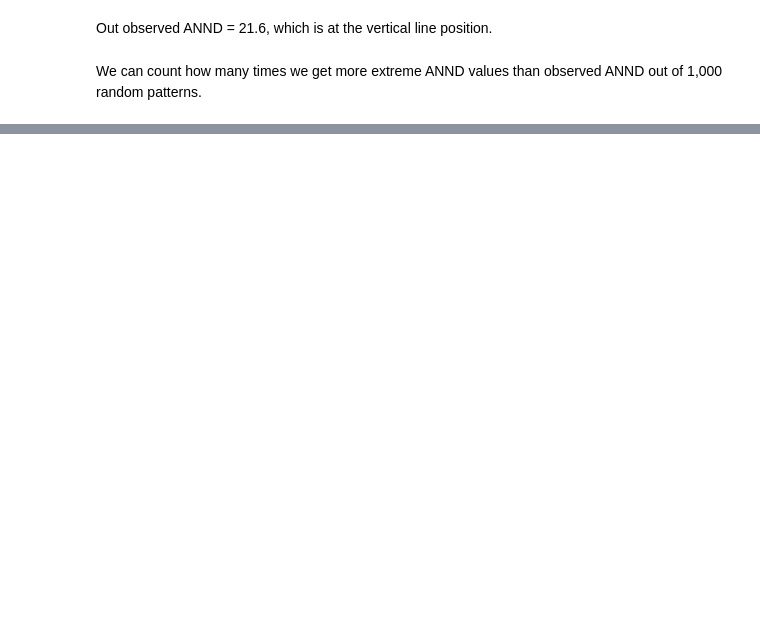
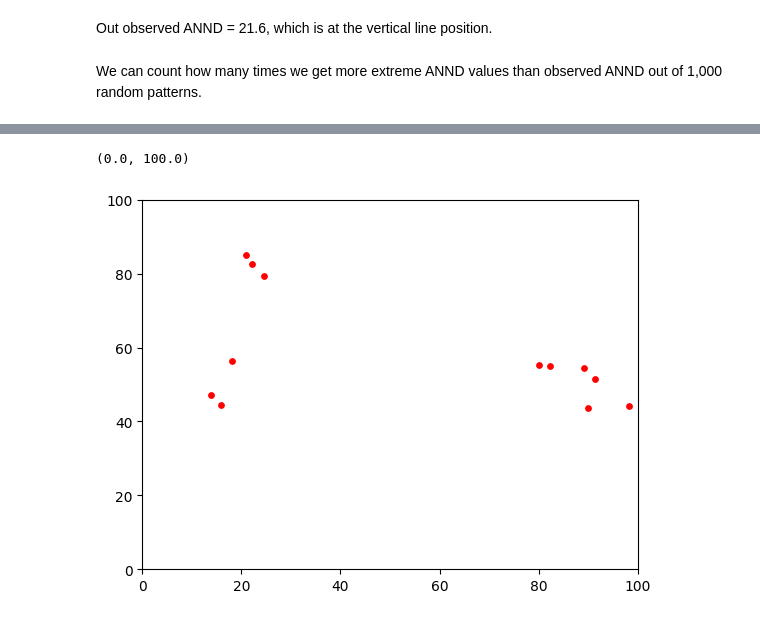
Before and after one commit to Ziqi-Li/GIS5122, a Jupyter notebook: notebooks/W4 Point Pattern Analysis nearest neighbor distance.ipynb, the cells around one changed output, grey strips where cells are left out. Saved outputs shown, nothing was run; the diff lists cells and outputs as text; code cells hidden in the pictures; blank space fills up the shorter version.

```diff
--- a/notebooks/W4 Point Pattern Analysis nearest neighbor distance.ipynb
+++ b/notebooks/W4 Point Pattern Analysis nearest neighbor distance.ipynb
@@ -156,0 +177,12 @@ p_sim
+# %%
+np.random.seed(5)
+
+cluster_samples = PoissonClusterPointProcess(window_square, n=12, parents=4, radius=10, samples=1)
+cluster_pp_pcp = cluster_samples.realizations[0]
+plt.scatter(cluster_pp_pcp[:,0],cluster_pp_pcp[:,1],s=15,color='red')
+
+plt.xlim(0,100)
+plt.ylim(0,100)
+# %% [output]
+(0.0, 100.0)
+[figure, added]
```
Also changed, not shown: parts of 17 cells of this notebook.
